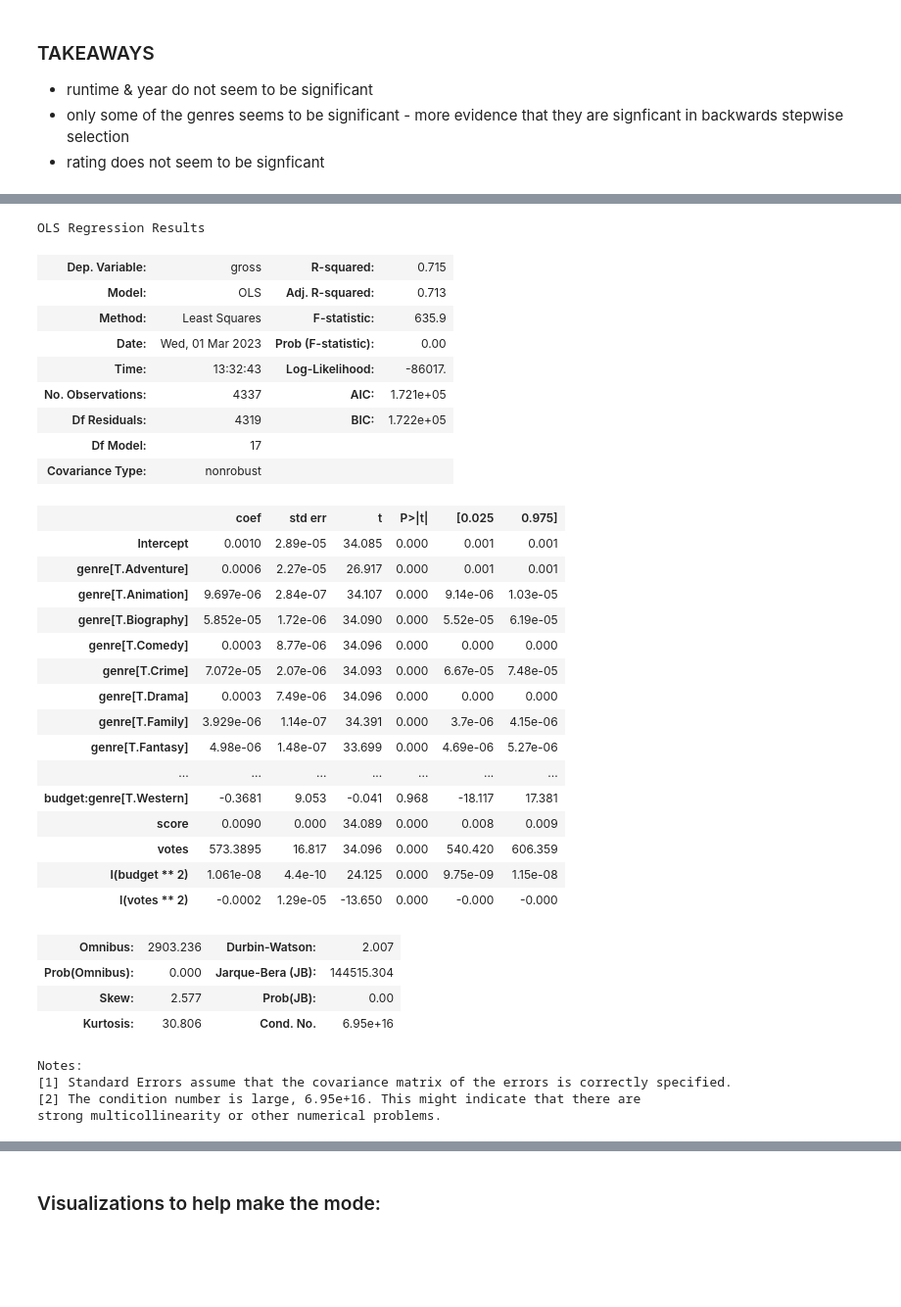
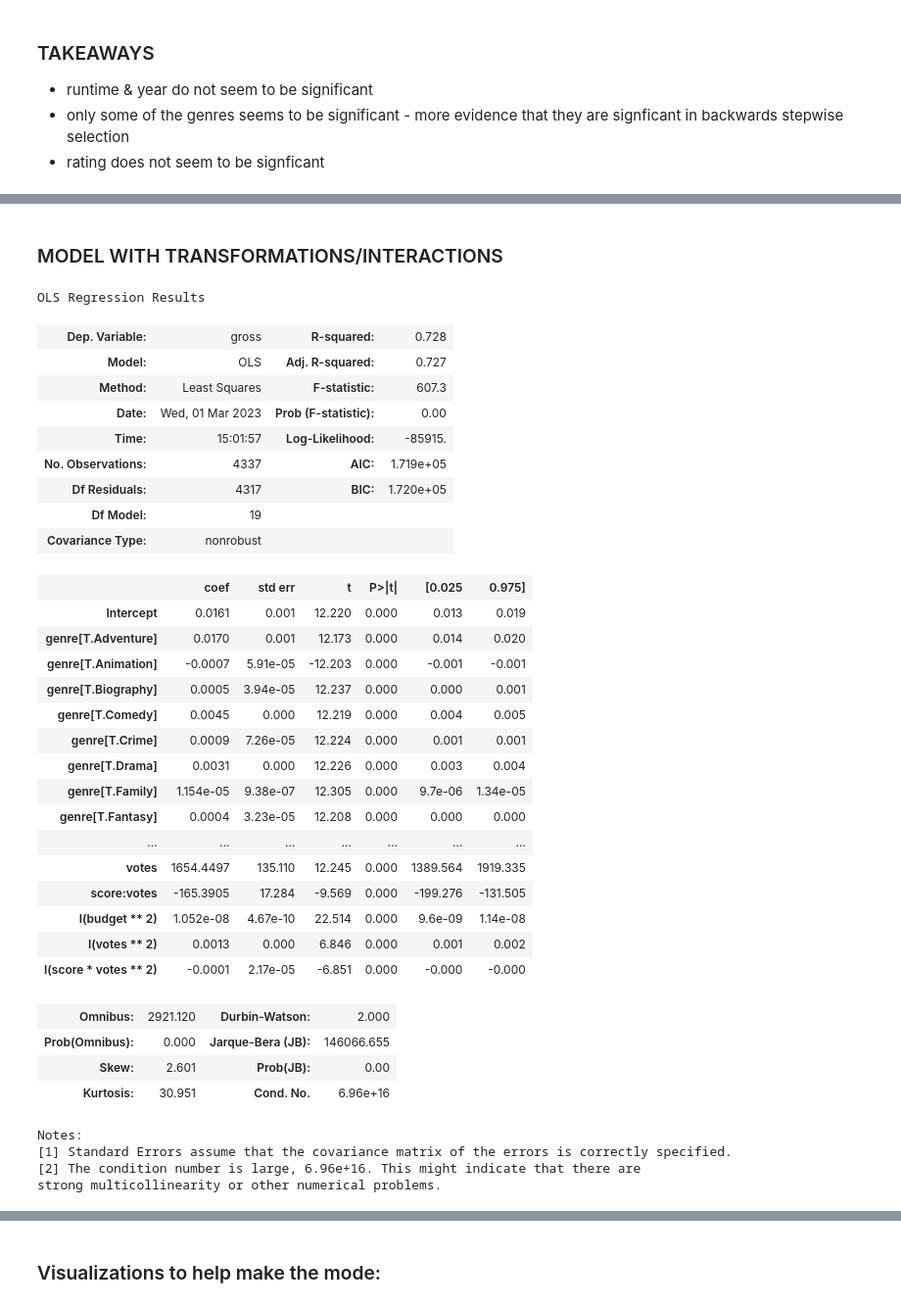
Before and after one commit to isabelgabrielaknight/final-project-303-2, a Jupyter notebook: variable_selection_all_movies.ipynb, the cells around one changed output, grey strips where cells are left out. Shown at 98% size. Saved outputs shown, nothing was run; the diff lists cells and outputs as text; code cells hidden in the pictures; blank space fills up the shorter version.

```diff
--- a/variable_selection_all_movies.ipynb
+++ b/variable_selection_all_movies.ipynb
@@ -187,40 +140,42 @@ Text(0, 0.5, 'Residuals')
+# %% [markdown]
+### MODEL WITH TRANSFORMATIONS/INTERACTIONS
 # %%
 # the start of a model by hand
-ols_object = sm.ols(formula = 'gross~budget*genre+score+votes+rating+I(budget**2)+I(votes**2)', data = train)
+ols_object = smf.ols(formula = 'gross~budget*genre+score*votes+rating+I(budget**2)+I(votes**2)+I(score*votes**2)', data = train)
 model = ols_object.fit()
 model.summary()
 # %% [output]
 OLS Regression Results
-| Dep. Variable: | gross | R-squared: | 0.715 |
-| Model: | OLS | Adj. R-squared: | 0.713 |
-| Method: | Least Squares | F-statistic: | 635.9 |
+| Dep. Variable: | gross | R-squared: | 0.728 |
+| Model: | OLS | Adj. R-squared: | 0.727 |
+| Method: | Least Squares | F-statistic: | 607.3 |
 | Date: | Wed, 01 Mar 2023 | Prob (F-statistic): | 0.00 |
-| Time: | 13:32:43 | Log-Likelihood: | -86017. |
-| No. Observations: | 4337 | AIC: | 1.721e+05 |
-| Df Residuals: | 4319 | BIC: | 1.722e+05 |
-| Df Model: | 17 |  |  |
+| Time: | 15:01:57 | Log-Likelihood: | -85915. |
+| No. Observations: | 4337 | AIC: | 1.719e+05 |
+| Df Residuals: | 4317 | BIC: | 1.720e+05 |
+| Df Model: | 19 |  |  |
 | Covariance Type: | nonrobust |  |  |
 |  | coef | std err | t | P>|t| | [0.025 | 0.975] |
-| Intercept | 0.0010 | 2.89e-05 | 34.085 | 0.000 | 0.001 | 0.001 |
-| genre[T.Adventure] | 0.0006 | 2.27e-05 | 26.917 | 0.000 | 0.001 | 0.001 |
-| genre[T.Animation] | 9.697e-06 | 2.84e-07 | 34.107 | 0.000 | 9.14e-06 | 1.03e-05 |
-| genre[T.Biography] | 5.852e-05 | 1.72e-06 | 34.090 | 0.000 | 5.52e-05 | 6.19e-05 |
-| genre[T.Comedy] | 0.0003 | 8.77e-06 | 34.096 | 0.000 | 0.000 | 0.000 |
-| genre[T.Crime] | 7.072e-05 | 2.07e-06 | 34.093 | 0.000 | 6.67e-05 | 7.48e-05 |
-| genre[T.Drama] | 0.0003 | 7.49e-06 | 34.096 | 0.000 | 0.000 | 0.000 |
-| genre[T.Family] | 3.929e-06 | 1.14e-07 | 34.391 | 0.000 | 3.7e-06 | 4.15e-06 |
-| genre[T.Fantasy] | 4.98e-06 | 1.48e-07 | 33.699 | 0.000 | 4.69e-06 | 5.27e-06 |
+| Intercept | 0.0161 | 0.001 | 12.220 | 0.000 | 0.013 | 0.019 |
+| genre[T.Adventure] | 0.0170 | 0.001 | 12.173 | 0.000 | 0.014 | 0.020 |
+| genre[T.Animation] | -0.0007 | 5.91e-05 | -12.203 | 0.000 | -0.001 | -0.001 |
+| genre[T.Biography] | 0.0005 | 3.94e-05 | 12.237 | 0.000 | 0.000 | 0.001 |
+| genre[T.Comedy] | 0.0045 | 0.000 | 12.219 | 0.000 | 0.004 | 0.005 |
+| genre[T.Crime] | 0.0009 | 7.26e-05 | 12.224 | 0.000 | 0.001 | 0.001 |
+| genre[T.Drama] | 0.0031 | 0.000 | 12.226 | 0.000 | 0.003 | 0.004 |
+| genre[T.Family] | 1.154e-05 | 9.38e-07 | 12.305 | 0.000 | 9.7e-06 | 1.34e-05 |
+| genre[T.Fantasy] | 0.0004 | 3.23e-05 | 12.208 | 0.000 | 0.000 | 0.000 |
 | ... | ... | ... | ... | ... | ... | ... |
-| budget:genre[T.Western] | -0.3681 | 9.053 | -0.041 | 0.968 | -18.117 | 17.381 |
-| score | 0.0090 | 0.000 | 34.089 | 0.000 | 0.008 | 0.009 |
-| votes | 573.3895 | 16.817 | 34.096 | 0.000 | 540.420 | 606.359 |
-| I(budget ** 2) | 1.061e-08 | 4.4e-10 | 24.125 | 0.000 | 9.75e-09 | 1.15e-08 |
-| I(votes ** 2) | -0.0002 | 1.29e-05 | -13.650 | 0.000 | -0.000 | -0.000 |
+| votes | 1654.4497 | 135.110 | 12.245 | 0.000 | 1389.564 | 1919.335 |
+| score:votes | -165.3905 | 17.284 | -9.569 | 0.000 | -199.276 | -131.505 |
+| I(budget ** 2) | 1.052e-08 | 4.67e-10 | 22.514 | 0.000 | 9.6e-09 | 1.14e-08 |
+| I(votes ** 2) | 0.0013 | 0.000 | 6.846 | 0.000 | 0.001 | 0.002 |
+| I(score * votes ** 2) | -0.0001 | 2.17e-05 | -6.851 | 0.000 | -0.000 | -0.000 |
-| Omnibus: | 2903.236 | Durbin-Watson: | 2.007 |
-| Prob(Omnibus): | 0.000 | Jarque-Bera (JB): | 144515.304 |
-| Skew: | 2.577 | Prob(JB): | 0.00 |
-| Kurtosis: | 30.806 | Cond. No. | 6.95e+16 |
+| Omnibus: | 2921.120 | Durbin-Watson: | 2.000 |
+| Prob(Omnibus): | 0.000 | Jarque-Bera (JB): | 146066.655 |
+| Skew: | 2.601 | Prob(JB): | 0.00 |
+| Kurtosis: | 30.951 | Cond. No. | 6.96e+16 |
 Notes:
 [1] Standard Errors assume that the covariance matrix of the errors is correctly specified.
-[2] The condition number is large, 6.95e+16. This might indicate that there are
+[2] The condition number is large, 6.96e+16. This might indicate that there are
 strong multicollinearity or other numerical problems.
```
Also changed, not shown: parts of 13 cells of this notebook.
